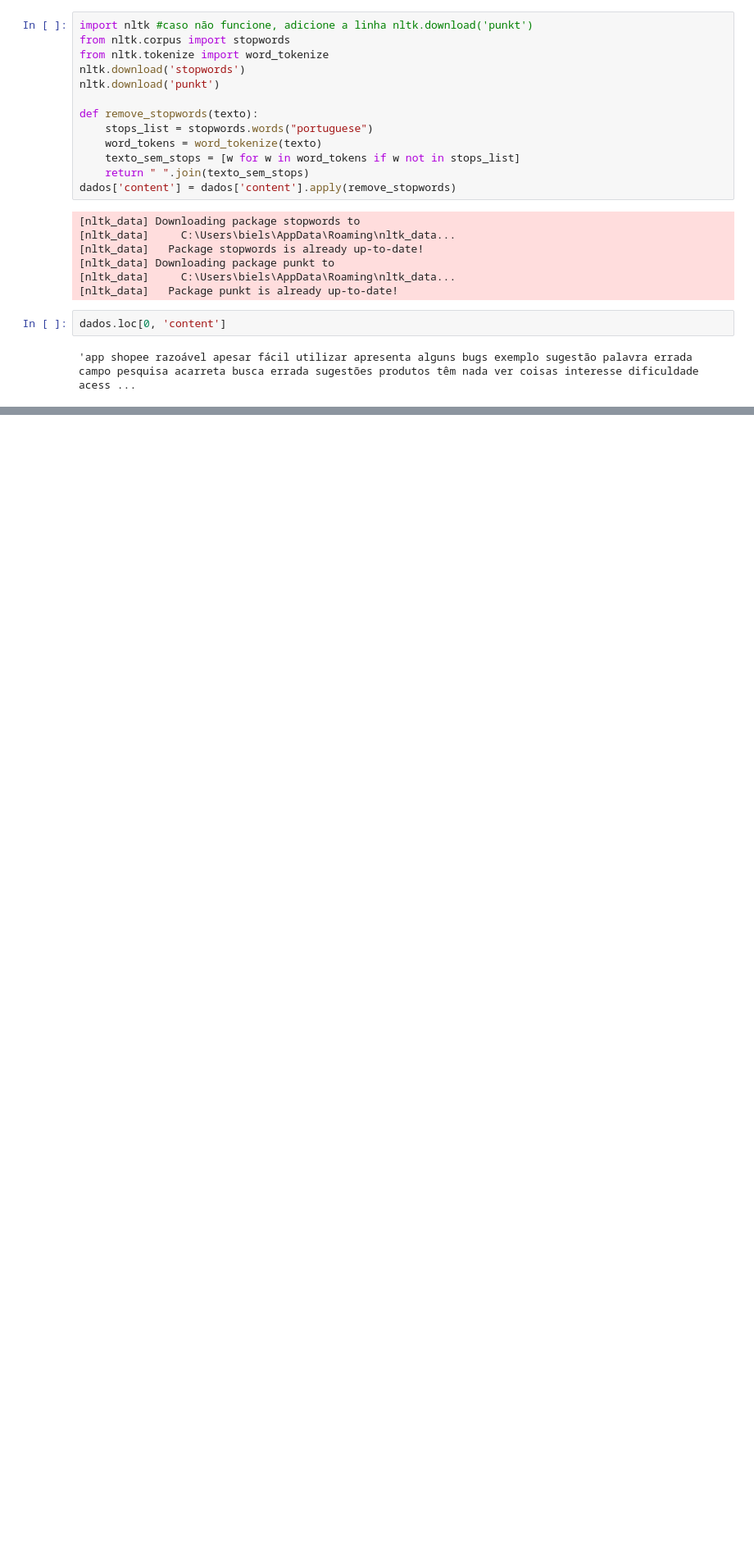
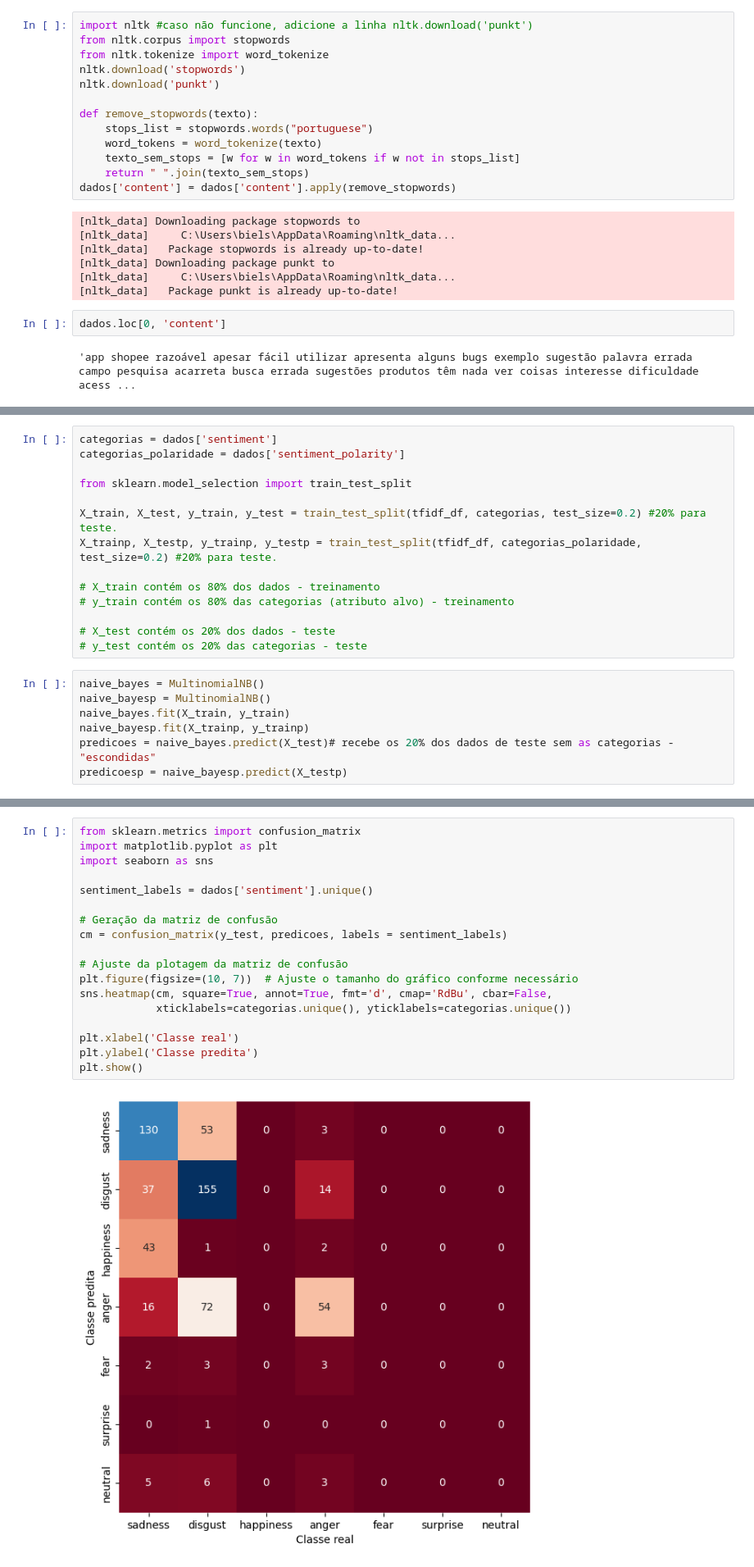
Before and after one commit to GScaramussa/projeto_minera-ao_de_texto, a Jupyter notebook: tfidf_naive.ipynb, the cells around one changed output, grey strips where cells are left out. Shown: that part at 82% size. Drawn from its saved outputs; the diff is of its cells as text; blank space fills up the shorter version.

```diff
--- a/tfidf_naive.ipynb
+++ b/tfidf_naive.ipynb
@@ -73,0 +101,21 @@ dados.loc[0, 'content']
+# %%
+categorias = dados['sentiment']
+categorias_polaridade = dados['sentiment_polarity']
+
+from sklearn.model_selection import train_test_split
+
+X_train, X_test, y_train, y_test = train_test_split(tfidf_df, categorias, test_size=0.2) #20% para teste.
+X_trainp, X_testp, y_trainp, y_testp = train_test_split(tfidf_df, categorias_polaridade, test_size=0.2) #20% para teste.
+
+# X_train contém os 80% dos dados - treinamento
+# y_train contém os 80% das categorias (atributo alvo) - treinamento
+
+# X_test contém os 20% dos dados - teste
+# y_test contém os 20% das categorias - teste
+# %%
+naive_bayes = MultinomialNB()
+naive_bayesp = MultinomialNB()
+naive_bayes.fit(X_train, y_train)
+naive_bayesp.fit(X_trainp, y_trainp)
+predicoes = naive_bayes.predict(X_test)# recebe os 20% dos dados de teste sem as categorias - "escondidas"
+predicoesp = naive_bayesp.predict(X_testp)
@@ -73,0 +149,20 @@ dados.loc[0, 'content']
+# %%
+from sklearn.metrics import confusion_matrix
+import matplotlib.pyplot as plt
+import seaborn as sns
+
+sentiment_labels = dados['sentiment'].unique()
+
+# Geração da matriz de confusão
+cm = confusion_matrix(y_test, predicoes, labels = sentiment_labels)
+
+# Ajuste da plotagem da matriz de confusão
+plt.figure(figsize=(10, 7))  # Ajuste o tamanho do gráfico conforme necessário
+sns.heatmap(cm, square=True, annot=True, fmt='d', cmap='RdBu', cbar=False,
+            xticklabels=categorias.unique(), yticklabels=categorias.unique())
+
+plt.xlabel('Classe real')
+plt.ylabel('Classe predita')
+plt.show()
+# %% [output]
+[figure, added]
```
Also changed, not shown: parts of 5 cells of this notebook, 3 other files.
